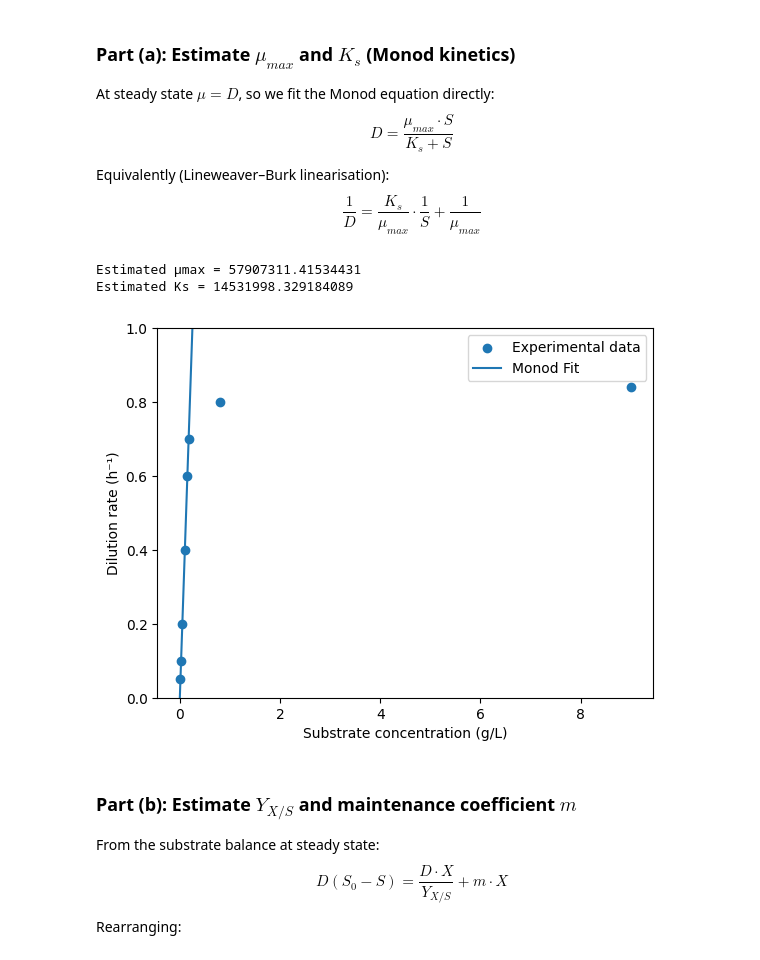
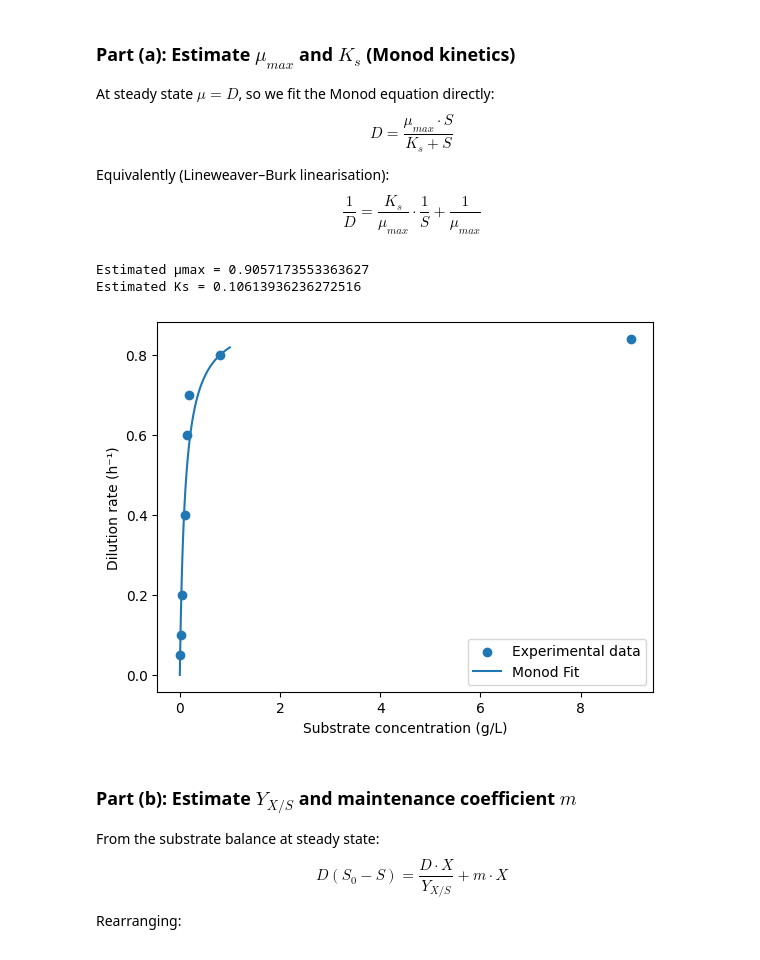
Before and after one commit to Noah-Paga/Bioreactor-mod-simulation, a Jupyter notebook: Project_2/Ex_4.ipynb, the cells around one changed output. Drawn from its saved outputs; the diff is of its cells as text; code cells hidden in the pictures.

Commit message:
check part a

```diff
--- a/Project_2/Ex_4.ipynb
+++ b/Project_2/Ex_4.ipynb
@@ -70,36 +70,35 @@ $$\frac{1}{D} = \frac{K_s}{\mu_{max}} \cdot \frac{1}{S} + \frac{1}{\mu_{max}}$$
 # %%
 # Monod equation
 def monod(S, mumax, Ks):
     return mumax * S / (Ks + S)
 
 #Exclude washout values
 mask = D <= 0.70
 S_fit = S[mask]
 D_fit = D[mask]
 params, _ = curve_fit(monod, S_fit, D_fit, p0=[1, 0.1])
 
 # Fit parameters
-params, _ = curve_fit(monod, S_fit, D_fit, p0=[1,0.1])
+params, _ = curve_fit(monod, S, D, p0=[1,0.1])
 
 mumax, Ks = params
 
 print("Estimated μmax =", mumax)
 print("Estimated Ks =", Ks)
 
 # Plot
 S_range = np.linspace(0,1,100)
 plt.scatter(S, D, label="Experimental data")
 plt.plot(S_range, monod(S_range, mumax, Ks), label="Monod Fit")
 plt.xlabel("Substrate concentration (g/L)")
 plt.ylabel("Dilution rate (h⁻¹)")
-plt.ylim(0, 1.0)
 plt.legend()
-plt.savefig(r"C:\Users\noah2\OneDrive\Documents\GitHub\Projects\Bioreactor-mod-simulation\Project_2\Images\ex4_part_A.png")
+plt.savefig(r"C:\Users\noah2\OneDrive\Documents\GitHub\Projects\Bioreactor-mod-simulation\Project_2\Images\ex4_part_A")
 plt.show()
 # %% [output]
-Estimated μmax = 57907311.41534431
-Estimated Ks = 14531998.329184089
+Estimated μmax = 0.9057173553363627
+Estimated Ks = 0.10613936236272516
-[figure, old version]
+[figure, new version]
 # %% [markdown]
 ### Part (b): Estimate $Y_{X/S}$ and maintenance coefficient $m$
 
```
Also changed, not shown: parts of 1 cell of this notebook, 2 other files.
